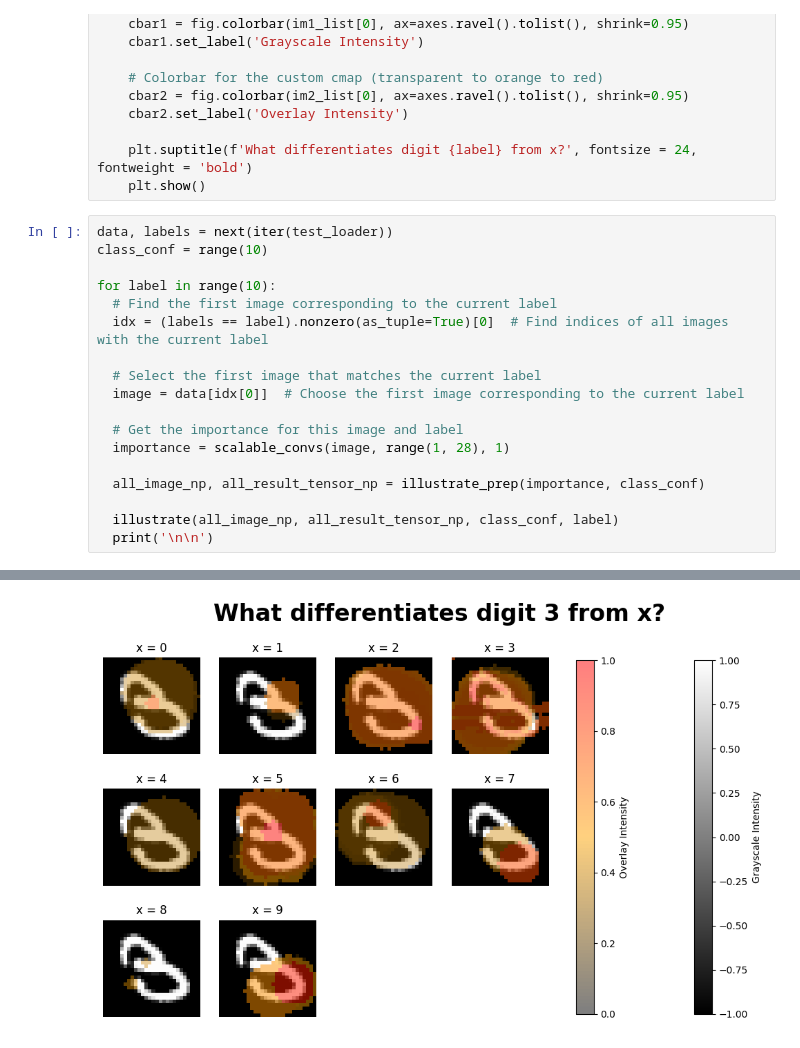
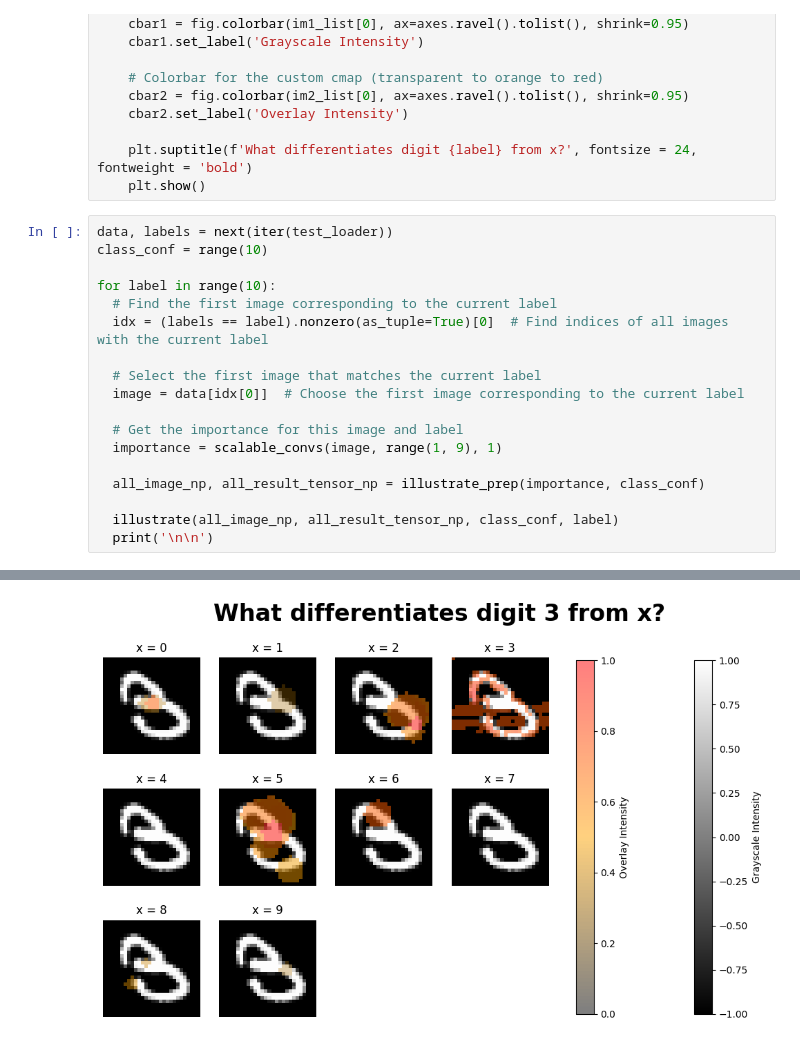
Before and after one commit to matthewmammano/Explainable_AI_for_MNIST, a Jupyter notebook: Transparent_Learning.ipynb, the cells around one changed output, grey strips where cells are left out. Drawn from its saved outputs; the diff is of its cells as text.

```diff
--- a/Transparent_Learning.ipynb
+++ b/Transparent_Learning.ipynb
@@ -419,7 +451,7 @@ for label in range(10):
   image = data[idx[0]]  # Choose the first image corresponding to the current label
 
   # Get the importance for this image and label
-  importance = scalable_convs(image, range(1, 28), 1)
+  importance = scalable_convs(image, range(1, 9), 1)
 
   all_image_np, all_result_tensor_np = illustrate_prep(importance, class_conf)
 
@@ -432 +464 @@ for label in range(10):
-[figure, old version]
+[figure, new version]
```
Also changed, not shown: parts of 3 cells of this notebook.
